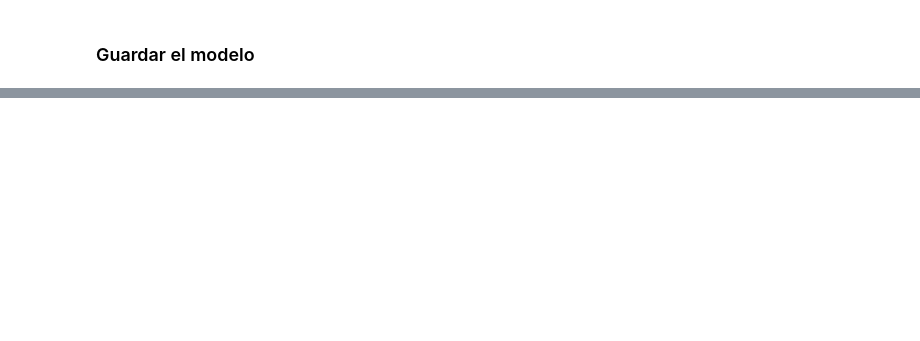
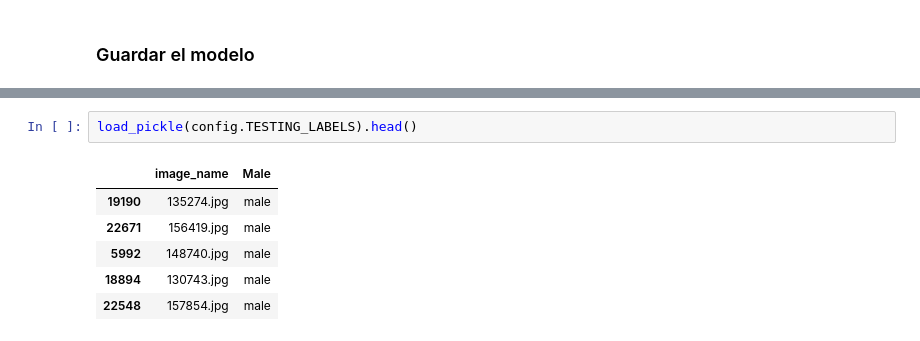
Before and after one commit to SQuincke/obligatorio-cv, a Jupyter notebook: Gender Classification.ipynb, the cells around one changed output, grey strips where cells are left out. Drawn from its saved outputs; the diff is of its cells as text; blank space fills up the shorter version.

```diff
--- a/Gender Classification.ipynb
+++ b/Gender Classification.ipynb
@@ -148,0 +229,9 @@ INFO:tensorflow:Assets written to: saved_model/gender-classification-model\asset
+# %%
+load_pickle(config.TESTING_LABELS).head()
+# %% [output]
+|  | image_name | Male |
+| 19190 | 135274.jpg | male |
+| 22671 | 156419.jpg | male |
+| 5992 | 148740.jpg | male |
+| 18894 | 130743.jpg | male |
+| 22548 | 157854.jpg | male |
```
Also changed, not shown: parts of 8 cells of this notebook, 5 other files.
